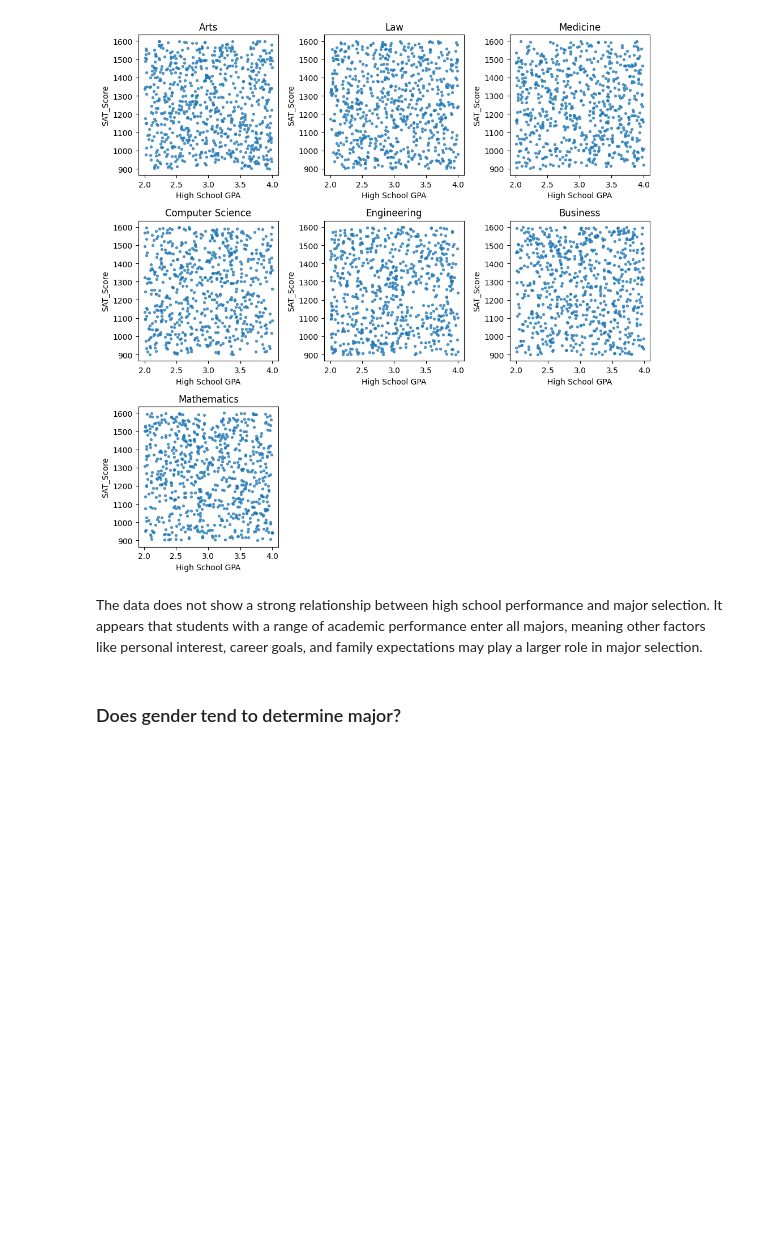
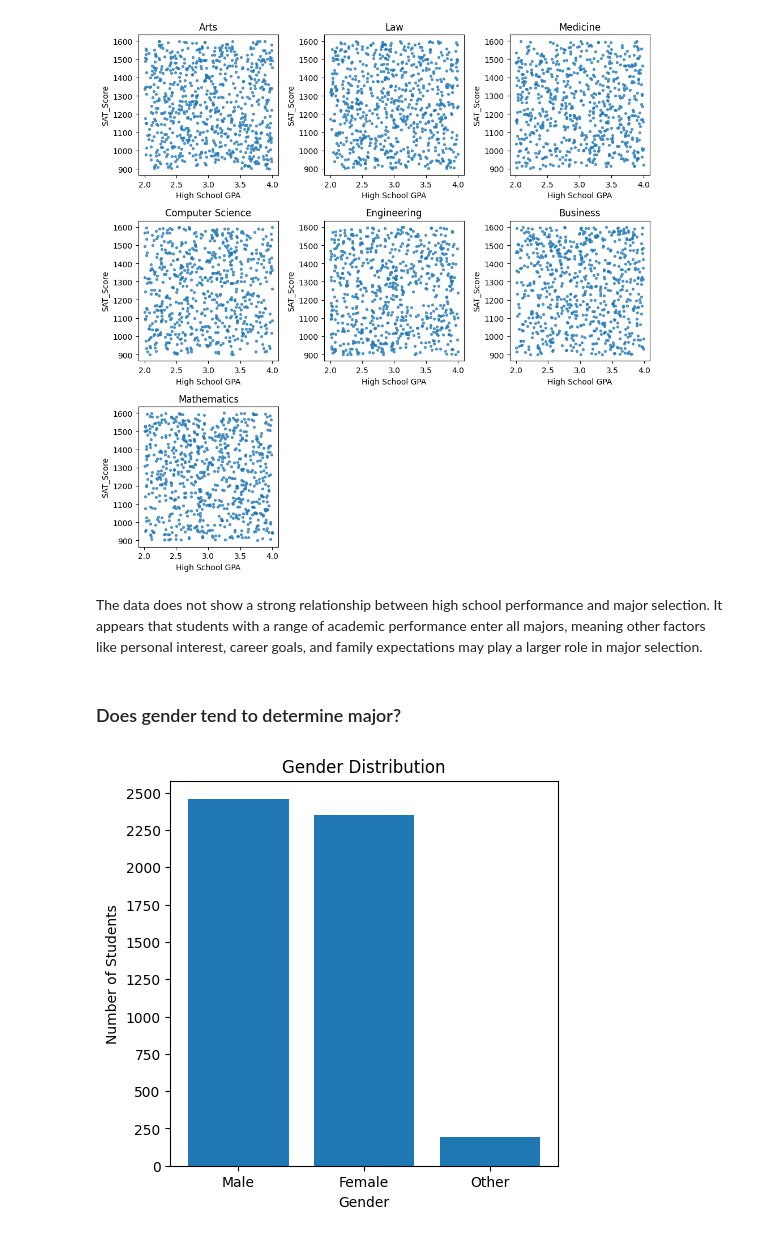
Before and after one commit to joshbesse/Education_Career, a Jupyter notebook: analysis.ipynb, the cells around one changed output. Drawn from its saved outputs; the diff is of its cells as text; code cells hidden in the pictures; blank space fills up the shorter version.

Commit message:
gender major vis

```diff
--- a/analysis.ipynb
+++ b/analysis.ipynb
@@ -331,3 +331,16 @@ plt.show()
 <p>The data does not show a strong relationship between high school performance and major selection. It appears that students with a range of academic performance enter all majors, meaning other factors like personal interest, career goals, and family expectations may play a larger role in major selection.</p>
 # %% [markdown]
 <h3>Does gender tend to determine major?</h3>
+# %%
+# visualize gender distribution
+gender_count = df['Gender'].value_counts()
+
+plt.figure(figsize=(5, 5))
+plt.bar(gender_count.index, gender_count.values)
+plt.yticks(np.arange(0, gender_count.values.max()+ 100, step=250))
+plt.title('Gender Distribution')
+plt.xlabel('Gender')
+plt.ylabel('Number of Students')
+plt.show()
+# %% [output]
+[figure, added]
```
Also changed, not shown: parts of 2 cells of this notebook.
